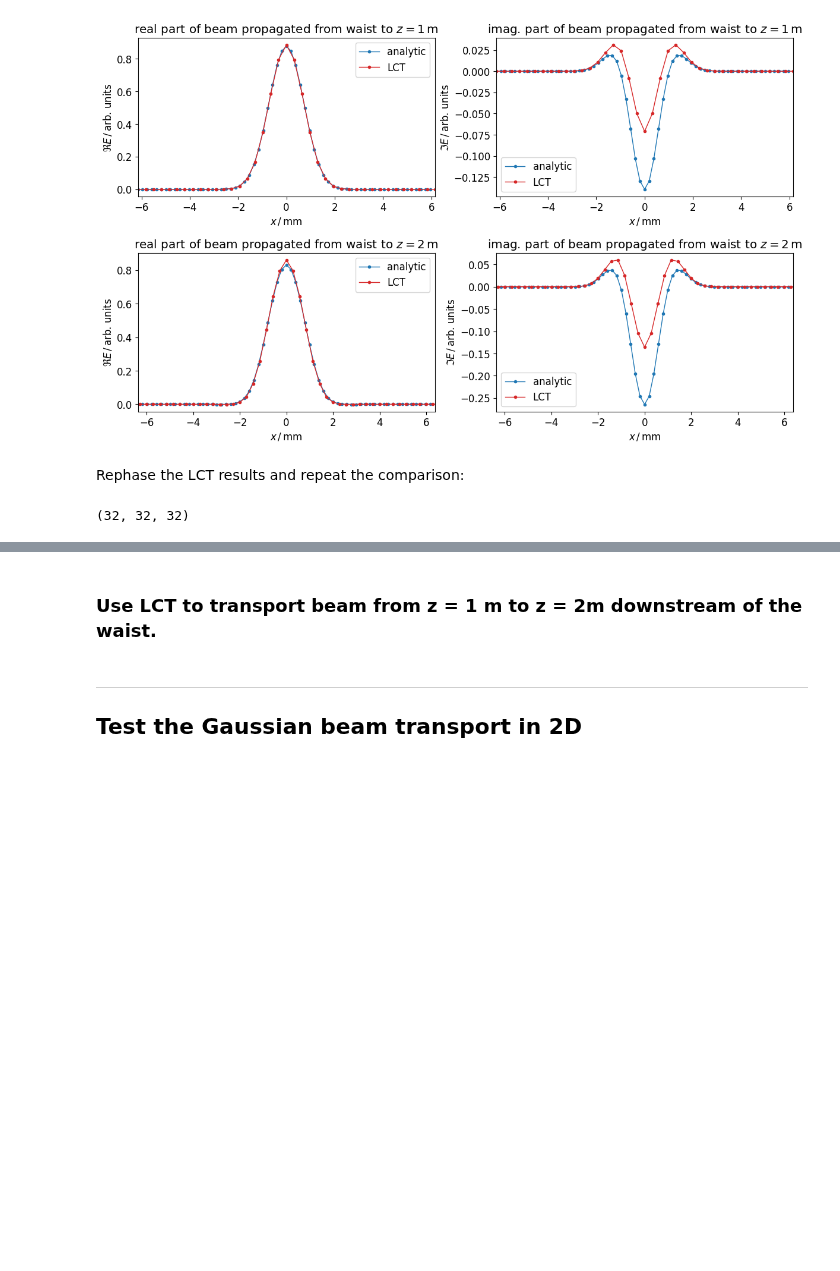
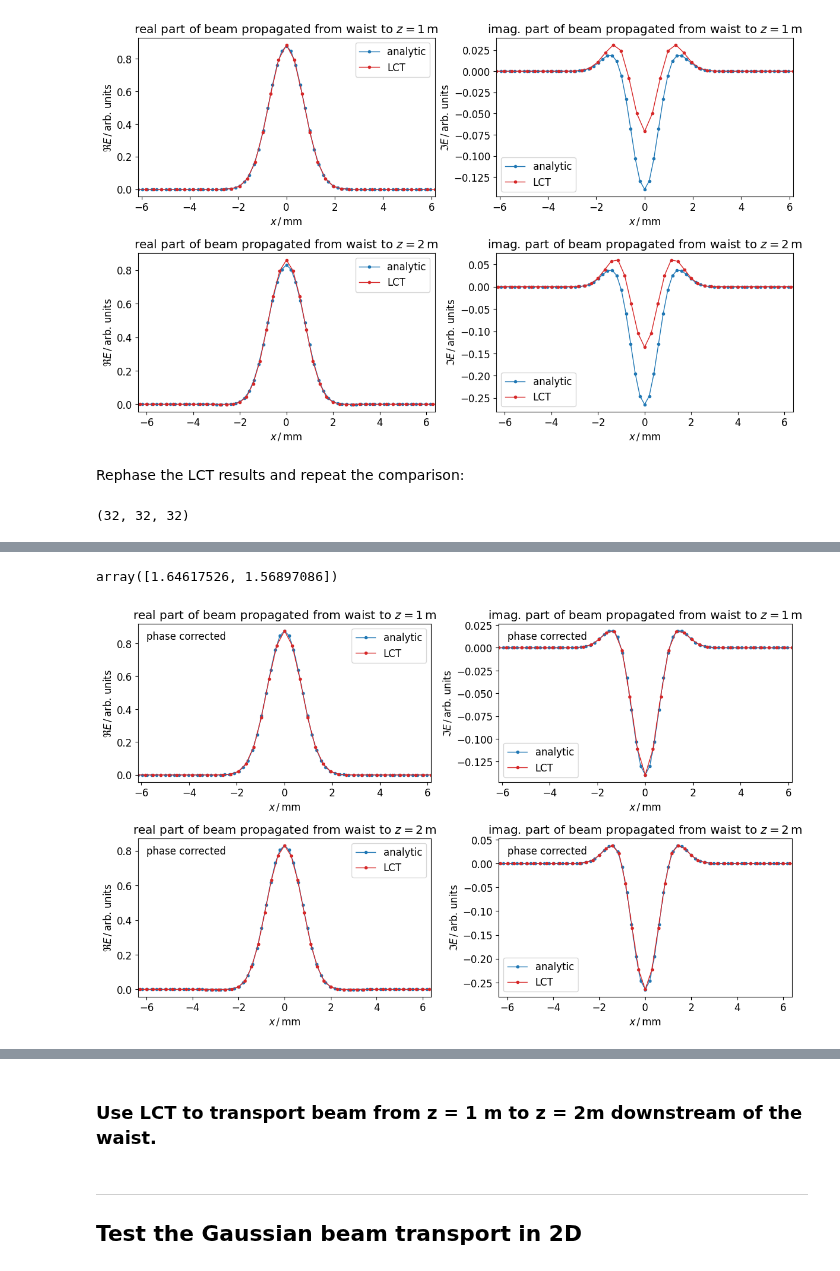
Before and after one commit to radiasoft/rslight, a Jupyter notebook: LCT/TestFastLCT.ipynb, the cells around one changed output, grey strips where cells are left out. Drawn from its saved outputs; the diff is of its cells as text; code cells hidden in the pictures; blank space fills up the shorter version.

Commit message:
Save current state of this notebook.
NB: I have found that the phase error approaches
a factor of two as the propagation length increases.

```diff
--- a/LCT/TestFastLCT.ipynb
+++ b/LCT/TestFastLCT.ipynb
@@ -1667,0 +1441,4 @@ output mesh: 1.001000e+03 points
+# %%
+idx0_01 = np.argwhere(xv01 == 0.).flatten()[0]
+idx0_02 = np.argwhere(xv02 == 0.).flatten()[0]
+idx0_01, idx0_02
@@ -1667,0 +1459,5 @@ output mesh: 1.001000e+03 points
+# %%
+phi0_0 = np.angle(E1d0[idx0_0])
+phi0_1 = np.angle(E1d1[idx0_1])
+phi0_2 = np.angle(E1d2[idx0_2])
+phi0_0, phi0_1, phi0_2
@@ -1667,0 +1466,4 @@ output mesh: 1.001000e+03 points
+# %%
+phi0_01 = np.angle(E1d01[idx0_01])
+phi0_02 = np.angle(E1d02[idx0_02])
+phi0_01, phi0_02
@@ -1667,0 +1476,64 @@ output mesh: 1.001000e+03 points
+# %%
+100 * (2 * np.asarray([phi0_01, phi0_02]) - np.asarray([phi0_1, phi0_2])) / np.asarray([phi0_1, phi0_2])
+# %% [output]
+array([1.64617526, 1.56897086])
+# %%
+n_cols = 2
+n_rows = 2
+sz_h = 6
+sz_v = sz_h / gr
+plt.figure(figsize = (sz_h * n_cols, sz_v * n_rows))
+idx = 0
+
+label = 'phase corrected'
+
+idx += 1
+ev = E1d01 * np.exp(1j * (phi0_1 - phi0_01))
+ax = plt.subplot(n_rows, n_cols, idx)
+plt.plot(xv1,  np.real(E1d1), '.-C0', lw = 1, label = 'analytic')
+plt.plot(xv01, np.real(ev),   '.-C3', lw = 1, label = 'LCT')
+plt.title(r'real part of beam propagated from waist to $z = 1\,$m')
+plt.xlabel(r'$x\,/\,$mm')
+plt.ylabel(r'$\Re{E}\,/\,$arb. units')
+plt.xlim(-Dx1/2, +Dx1/2)
+plt.text(0.03, 0.90, label, transform = ax.transAxes)
+plt.legend()
+
+idx += 1
+ax = plt.subplot(n_rows, n_cols, idx)
+plt.plot(xv1,  np.imag(E1d1), '.-C0', lw = 1, label = 'analytic')
+plt.plot(xv01, np.imag(ev),   '.-C3', lw = 1, label = 'LCT')
+plt.title(r'imag. part of beam propagated from waist to $z = 1\,$m')
+plt.xlabel(r'$x\,/\,$mm')
+plt.ylabel(r'$\Im{E}\,/\,$arb. units')
+plt.xlim(-Dx1/2, +Dx1/2)
+plt.text(0.03, 0.90, label, transform = ax.transAxes)
+plt.legend()
+
+idx += 1
+ev = E1d02 * np.exp(1j * (phi0_2 - phi0_02))
+ax = plt.subplot(n_rows, n_cols, idx)
+plt.plot(xv2,  np.real(E1d2), '.-C0', lw = 1, label = 'analytic')
+plt.plot(xv02, np.real(ev),   '.-C3', lw = 1, label = 'LCT')
+plt.title(r'real part of beam propagated from waist to $z = 2\,$m')
+plt.xlabel(r'$x\,/\,$mm')
+plt.ylabel(r'$\Re{E}\,/\,$arb. units')
+plt.xlim(-Dx2/2, +Dx2/2)
+plt.text(0.03, 0.90, label, transform = ax.transAxes)
+plt.legend()
+
+idx += 1
+ax = plt.subplot(n_rows, n_cols, idx)
+plt.plot(xv2,  np.imag(E1d2), '.-C0', lw = 1, label = 'analytic')
+plt.plot(xv02, np.imag(ev),   '.-C3', lw = 1, label = 'LCT')
+plt.title(r'imag. part of beam propagated from waist to $z = 2\,$m')
+plt.xlabel(r'$x\,/\,$mm')
+plt.ylabel(r'$\Im{E}\,/\,$arb. units')
+plt.xlim(-Dx2/2, +Dx2/2)
+plt.text(0.03, 0.90, label, transform = ax.transAxes)
+plt.legend()
+
+plt.tight_layout()
+plt.show()
+# %% [output]
+[figure, added]
```
Also changed, not shown: parts of 83 cells of this notebook.
